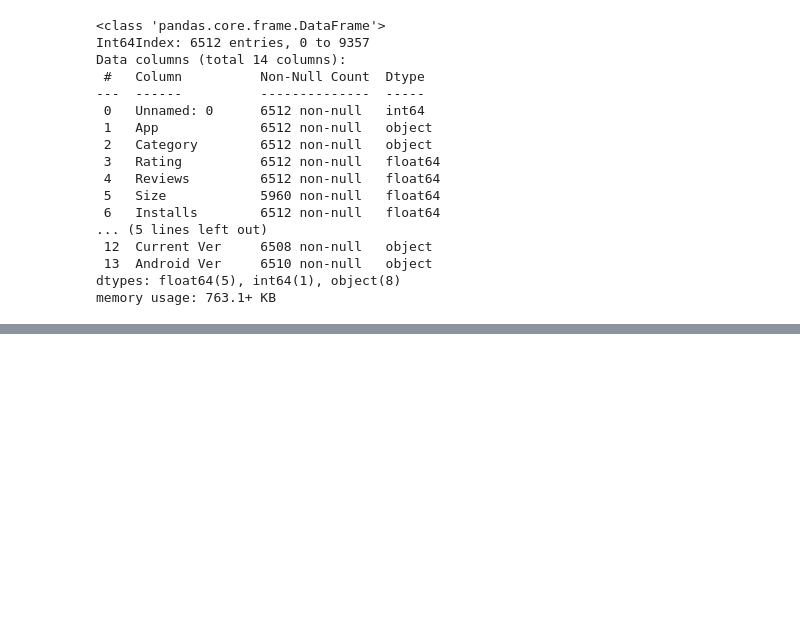
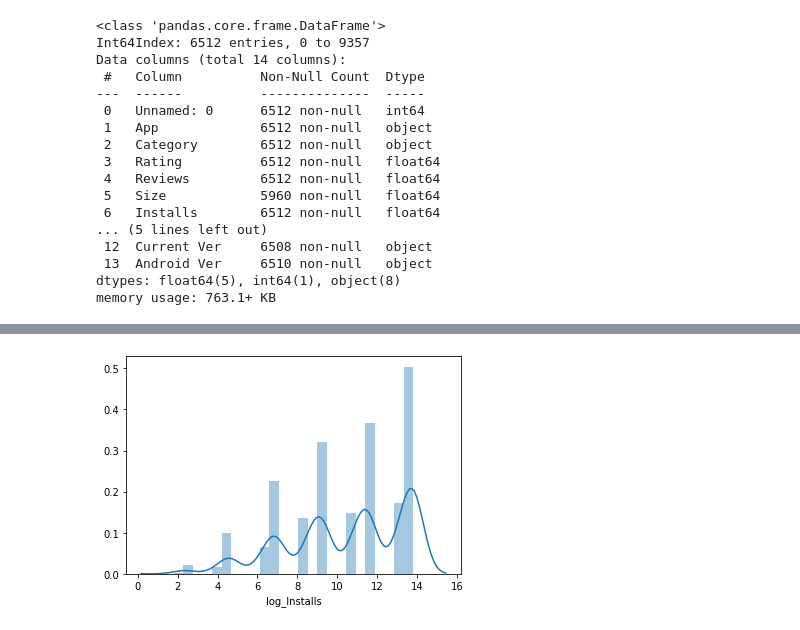
Before and after one commit to sheelpatel29/GOOGLE_APP_RATINGS-, a Jupyter notebook: ANALYSIS ON VARIABLES.ipynb, the cells around one changed output, grey strips where cells are left out. Drawn from its saved outputs; the diff is of its cells as text; code cells hidden in the pictures; blank space fills up the shorter version.

```diff
--- a/ANALYSIS ON VARIABLES.ipynb
+++ b/ANALYSIS ON VARIABLES.ipynb
@@ -189,0 +217,4 @@ TypeError: boxplot() got an unexpected keyword argument 'columns'
+# %%
+ax=sns.distplot(df["log_Installs"])
+# %% [output]
+[figure, added]
```
Also changed, not shown: parts of 18 cells of this notebook, 2 other files.
